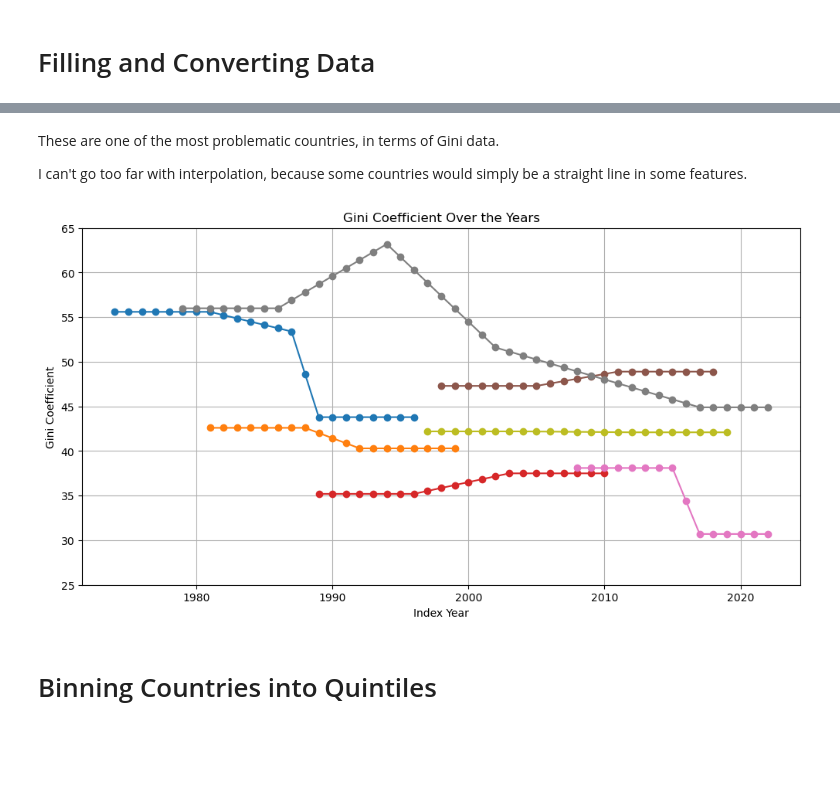
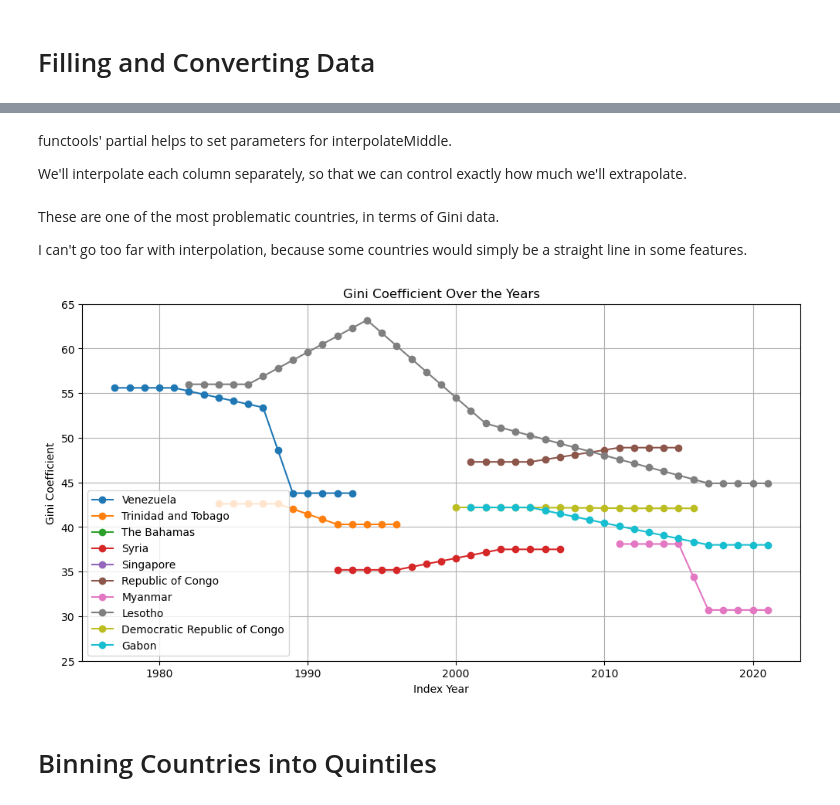
Before and after one commit to GustavoSept/Economic_Freedom_Analysis, a Jupyter notebook: Python_Data Analysis/01_Data_Cleaning.ipynb, the cells around one changed output, grey strips where cells are left out. Drawn from its saved outputs; the diff is of its cells as text; code cells hidden in the pictures; blank space fills up the shorter version.

Commit message:
Enhancing interpolation algo, adding .pbix

```diff
--- a/Python_Data Analysis/01_Data_Cleaning.ipynb
+++ b/Python_Data Analysis/01_Data_Cleaning.ipynb
@@ -209,12 +241,19 @@ def custom_interpolation(df_country, n_times=7):
-# %%
-from joblib import Parallel, delayed
-
-def parallel_groupby_apply(df, func):
-    unique_keys = df['Country Name'].unique()
-    dfs = [df[df['Country Name'] == key] for key in unique_keys]
-
-    results = Parallel(n_jobs=-1)(delayed(func)(group) for group in dfs)
-
-    return pd.concat(results)
-
-df_master = parallel_groupby_apply(df_master, custom_interpolation)
+# %%
+to_interpolate = list(df_master.columns)
+socioEconList = to_interpolate[15:]
+econFreedomList = to_interpolate[2:15]
+
+from functools import partial
+
+
+#the reason we're separating it into two lists is that
+#we don't want to extrapolate EF values too much, since they're crucial for our data
+for i in econFreedomList:
+    print(i)
+    partial_interpolate = partial(interpolateMiddle, n_times=0, extrapolate=1, columns=[str(i)], field = str(i))
+    df_master = df_master.groupby(by=['Country Name']).apply(partial_interpolate).reset_index(drop=True)
+
+for i in socioEconList:
+    print(i)
+    partial_interpolate = partial(interpolateMiddle, n_times=0, extrapolate=4, columns=[str(i)], field = str(i))
+    df_master = df_master.groupby(by=['Country Name']).apply(partial_interpolate).reset_index(drop=True)
@@ -221,28 +278,32 @@ df_master = parallel_groupby_apply(df_master, custom_interpolation)
+# %% [markdown]
+functools' partial helps to set parameters for interpolateMiddle.
+
+We'll interpolate each column separately, so that we can control exactly how much we'll extrapolate.
 # %% [markdown]
 These are one of the most problematic countries, in terms of Gini data.
 
 I can't go too far with interpolation, because some countries would simply be a straight line in some features.
 # %%
 # List of countries to plot
-countries_to_plot = ['Venezuela', 'Trinidad and Tobago', 'The Bahamas', 'Syria', 'Singapore', 'Republic of Congo', 'Myanmar', 'Lesotho', 'Democratic Republic of Congo']
+countries_to_plot = ['Venezuela', 'Trinidad and Tobago', 'The Bahamas', 'Syria', 'Singapore', 'Republic of Congo', 'Myanmar', 'Lesotho', 'Democratic Republic of Congo', 'Gabon']
 
 plt.figure(figsize=(12, 6))
 
 # Loop through each country and plot
 for country in countries_to_plot:
     df_filtered = df_master[df_master['Country Name'] == country][['Index Year', 'Gini']]
     df_filtered = df_filtered.sort_values(by='Index Year')
     plt.plot(df_filtered['Index Year'], df_filtered['Gini'], marker='o', label=country)
 
 plt.title('Gini Coefficient Over the Years')
 plt.xlabel('Index Year')
 plt.ylabel('Gini Coefficient')
 plt.ylim(25, 65)  # Limit y-axis from 20 to 55
-#plt.legend()
+plt.legend()
 plt.grid(True)
 plt.show()
 # %% [output]
-[figure, old version]
+[figure, new version]
 # %%
 #Fixing some Data Types
 
```
Also changed, not shown: parts of 7 cells of this notebook, 6 other files.
